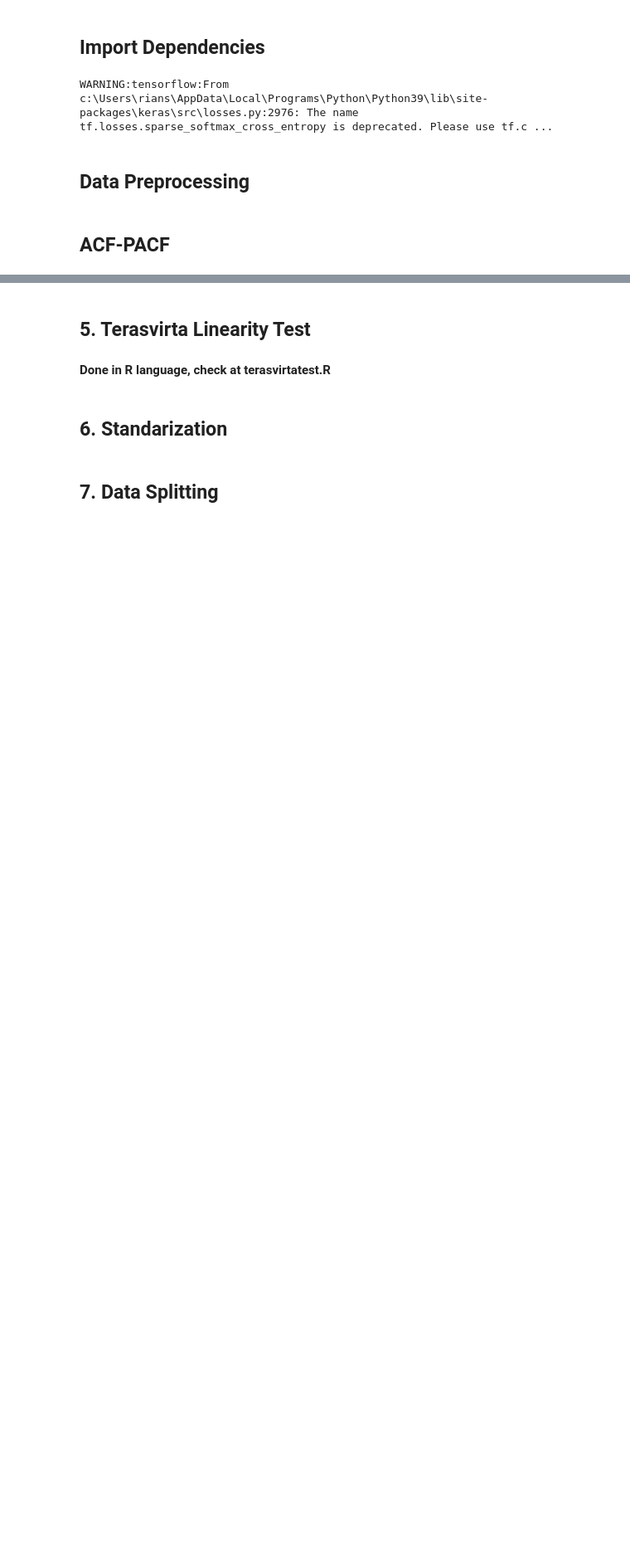
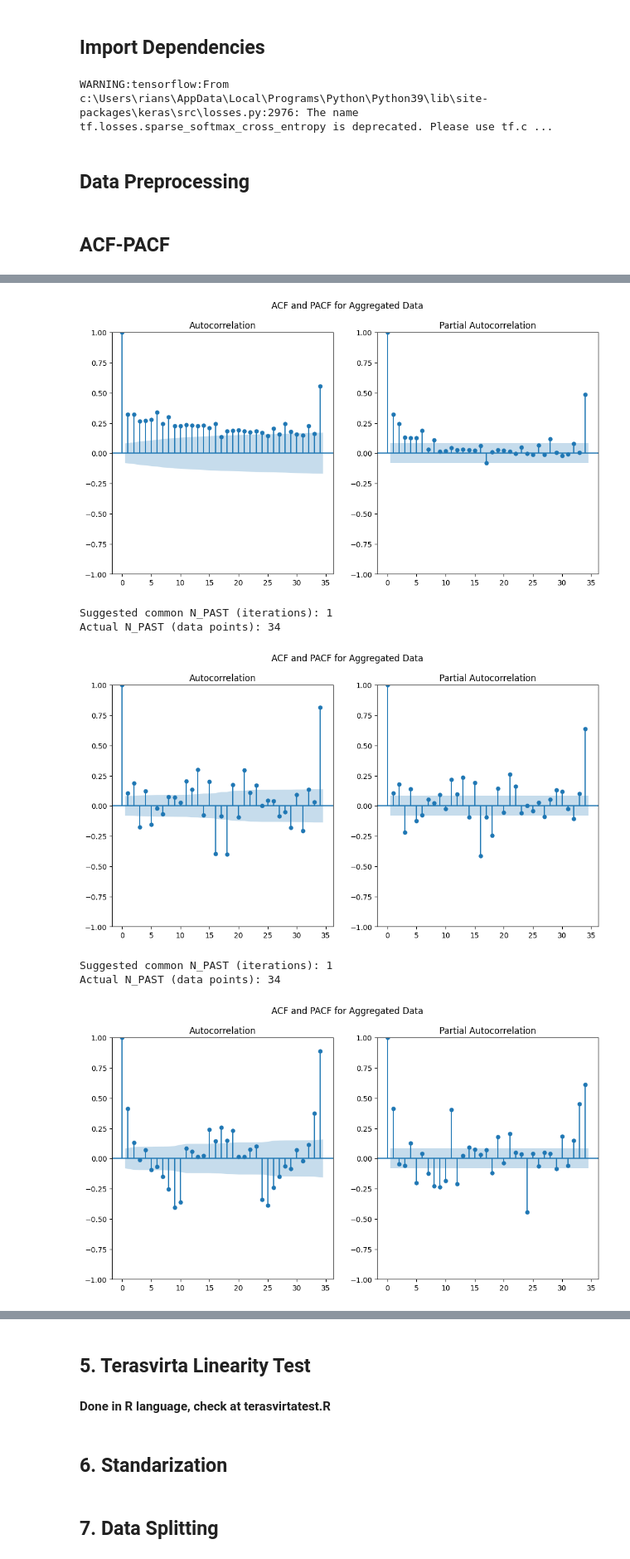
Before and after one commit to SherlockJr13/sherlock-final-project, a Jupyter notebook: predictor_model.ipynb, the cells around one changed output, grey strips where cells are left out. Shown at 83% size. Cells and saved outputs as stored; diff of their text form; code cells hidden in the pictures; blank space fills up the shorter version.

```diff
--- a/predictor_model.ipynb
+++ b/predictor_model.ipynb
@@ -61,0 +62,61 @@ Suggested common N_PAST: 1
+# %%
+from statsmodels.graphics.tsaplots import plot_acf, plot_pacf
+from statsmodels.tsa.stattools import pacf, adfuller
+
+# Plot ACF and PACF for the aggregated data
+def plot_acf_pacf(series, title):
+    plt.figure(figsize=(12, 6))
+    plt.suptitle(title)
+    plt.subplot(121)
+    plot_acf(series, ax=plt.gca(), lags=34)
+    plt.subplot(122)
+    plot_pacf(series, ax=plt.gca(), lags=34)
+    plt.show()
+
+# Function to determine significant lags based on PACF
+def significant_pacf_lags(series, threshold=0.2):
+    pacf_values = pacf(series, nlags=34)
+    significant_lags = np.where(np.abs(pacf_values) > threshold)[0]
+    return significant_lags[significant_lags != 0]
+
+# Function to check for stationarity
+def check_stationarity(series, alpha=0.05):
+    result = adfuller(series)
+    p_value = result[1]
+    return p_value < alpha  # If True, the series is stationary
+
+# Function to make the series stationary
+def make_stationary(series):
+    differenced_series = series.diff().dropna()
+    return differenced_series
+
+# Function to determine the best N_PAST
+def determine_best_n_past(aggregated_series, seasonal_period=34):
+    # Check if the series is stationary
+    if not check_stationarity(aggregated_series):
+        print("Series is not stationary. Applying differencing...")
+        aggregated_series = make_stationary(aggregated_series)
+
+    plot_acf_pacf(aggregated_series, "ACF and PACF for Aggregated Data")
+
+    # Calculate significant lags for the aggregated data
+    significant_lags = significant_pacf_lags(aggregated_series)
+    # Determine a common N_PAST
+    max_significant_lag = max(significant_lags) if len(significant_lags) > 0 else 1
+    # Adjust N_PAST to be a multiple of the seasonal period
+    common_n_past = ((max_significant_lag + seasonal_period - 1) // seasonal_period) * seasonal_period
+
+    print("Suggested common N_PAST (iterations):", common_n_past // seasonal_period)
+    print("Actual N_PAST (data points):", common_n_past)
+
+determine_best_n_past(data['x1'])
+determine_best_n_past(data['x2'])
+determine_best_n_past(data['x3'])
+# %% [output]
+[figure, added]
+Suggested common N_PAST (iterations): 1
+Actual N_PAST (data points): 34
+[figure, added]
+Suggested common N_PAST (iterations): 1
+Actual N_PAST (data points): 34
+[figure, added]
```
Also changed, not shown: parts of 24 cells of this notebook.
